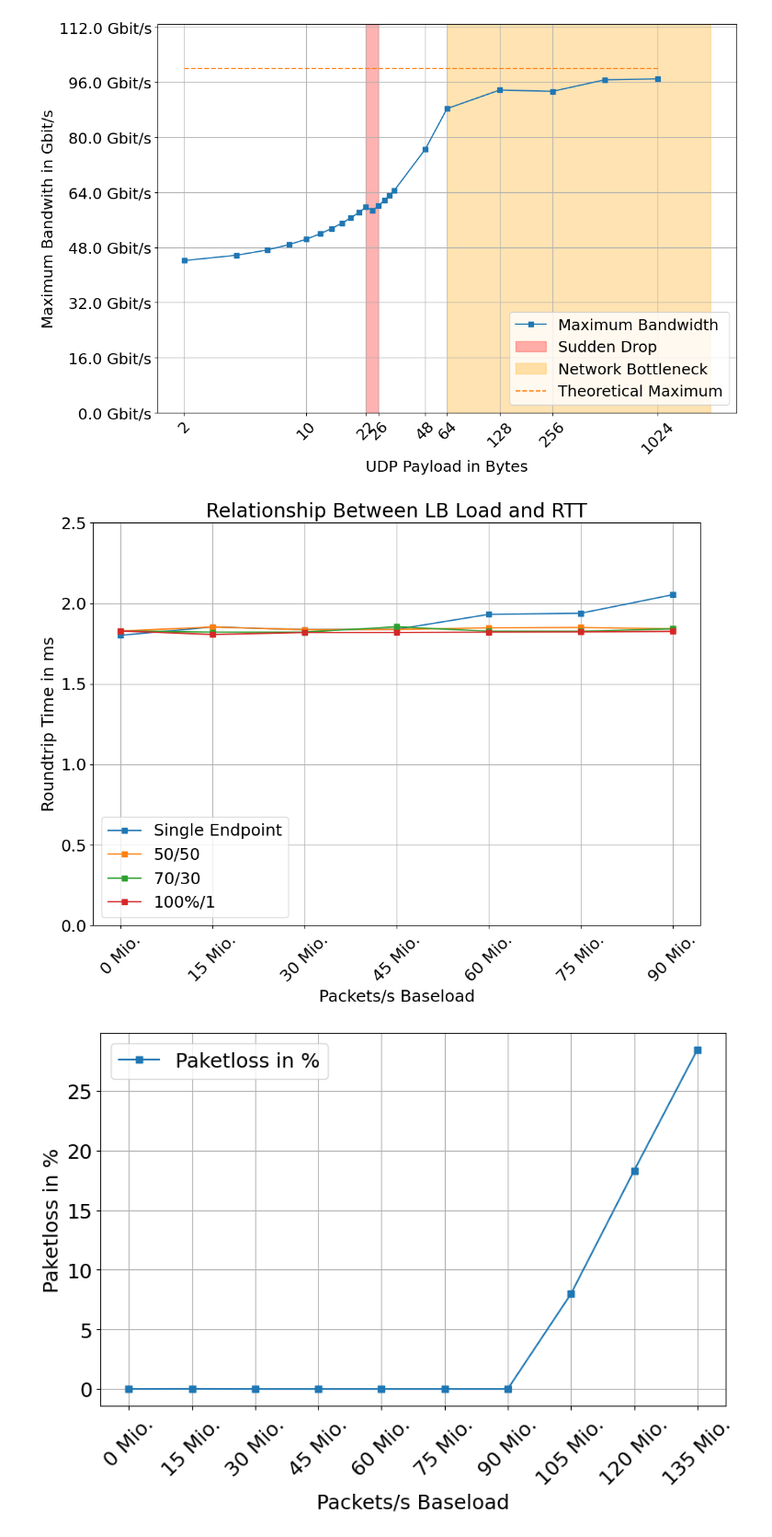
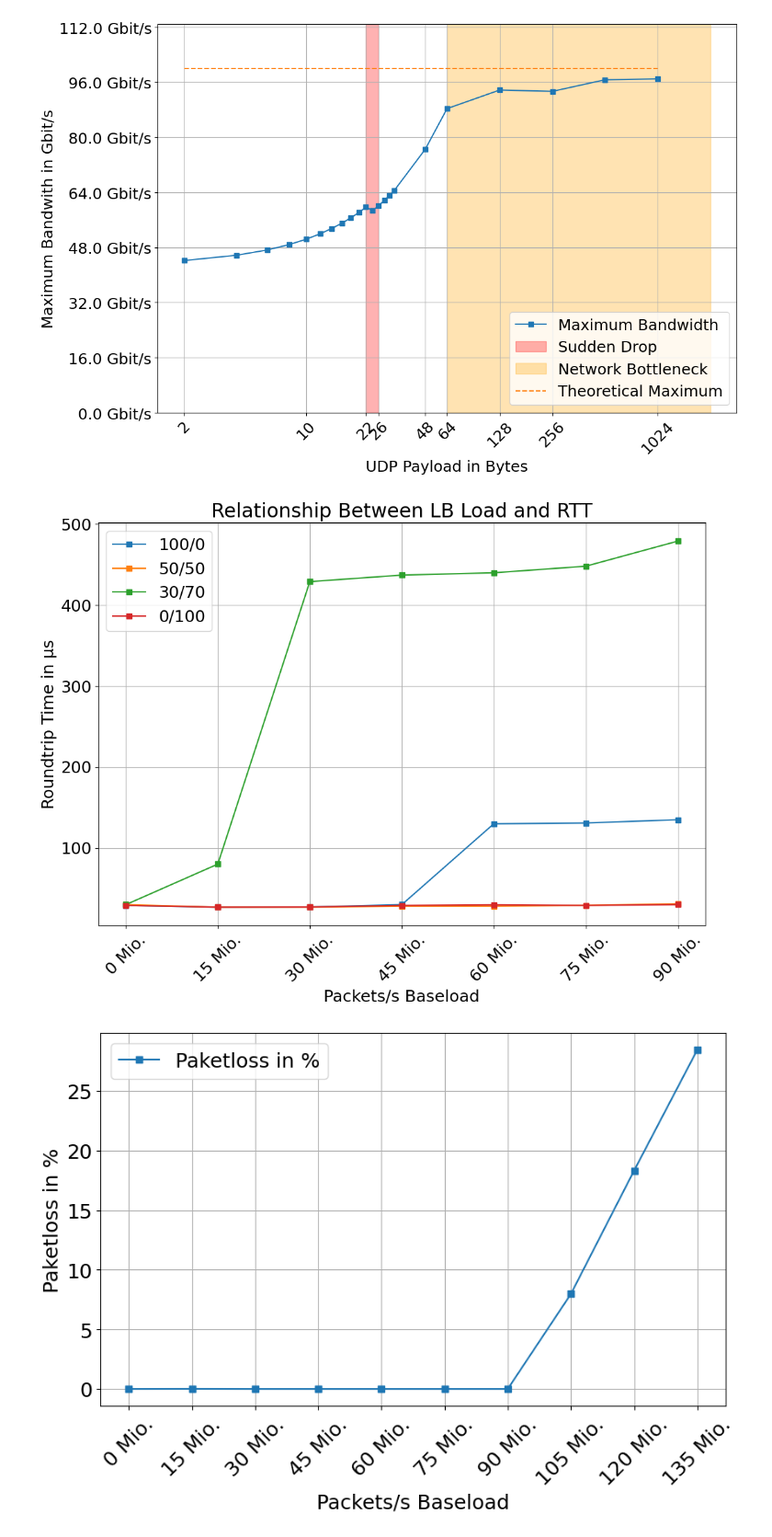
Before and after one commit to gespel/Bachelorarbeit, a Jupyter notebook: notebooks/paper.ipynb, the cells around one changed output. Shown at 92% size. Drawn from its saved outputs; the diff is of its cells as text; code cells hidden in the pictures.

```diff
--- a/notebooks/paper.ipynb
+++ b/notebooks/paper.ipynb
@@ -128,35 +128,35 @@ plt.show()
 # %%
 def delta(data):
     return [(i[0] - i[1])/1000 for i in data]
 
 def get_average(data):
     mean = 0
     for i in data:
         mean += i
     return mean/len(data)
 
 x = [0, 15000000, 30000000, 45000000, 60000000, 75000000, 90000000]
-y = [1.801528, 1.853107, 1.836979, 1.838533, 1.931609, 1.938372, 2.053371]
-y1 = [1.828419, 1.852950, 1.836671, 1.837798, 1.848069, 1.850008, 1.842234]
-y2 = [1.828419, 1.821199, 1.821199, 1.854637, 1.826800, 1.826341, 1.842189]
-y3 = [1.828419, 1.806570, 1.818861, 1.819119, 1.821324, 1.822464, 1.825892]
+e1 = [29.087067, 26.941299, 27.179718, 30.040741, 129.938126, 130.891800, 134.944916]
+e2 = [30.040741, 26.941299, 26.941299, 28.133392, 28.133392, 29.087067, 31.232834]
+e3 = [30.040741, 80.108643, 428.915024, 437.021255493, 439.8822784423828, 447.98851013183594, 478.98292541503906]
+e4 = [29.087067, 26.941299, 27.179718, 29.087067, 29.802322, 29.087067, 30.040741]
 plt.figure(figsize=(12, 8))
 plt.grid(True)
-plt.ylim(0, 2.5)
+#plt.ylim(0, 2.5)
 
-plt.plot(x, y, "-s", label="Single Endpoint")
-plt.plot(x, y1, "-s", label="50/50")
-plt.plot(x, y2, "-s", label="70/30")
-plt.plot(x, y3, "-s", label="100%/1")
+plt.plot(x, e1, "-s", label="100/0")
+plt.plot(x, e2, "-s", label="50/50")
+plt.plot(x, e3, "-s", label="30/70")
+plt.plot(x, e4, "-s", label="0/100")
 plt.title("Relationship Between LB Load and RTT")
 plt.xlabel("Packets/s Baseload")
 plt.xticks(x, [str(int(val/1_000_000)) + " Mio." for val in x], rotation=45)
-plt.ylabel("Roundtrip Time in ms")
+plt.ylabel("Roundtrip Time in µs")
 plt.legend()
-plt.savefig("worst.png")
+plt.savefig("latency.pdf")
 plt.show()
 # %% [output]
-[figure, old version]
+[figure, new version]
 # %%
 import matplotlib.pyplot as plt
 
```
Also changed, not shown: parts of 1 cell of this notebook, 7 other files.
